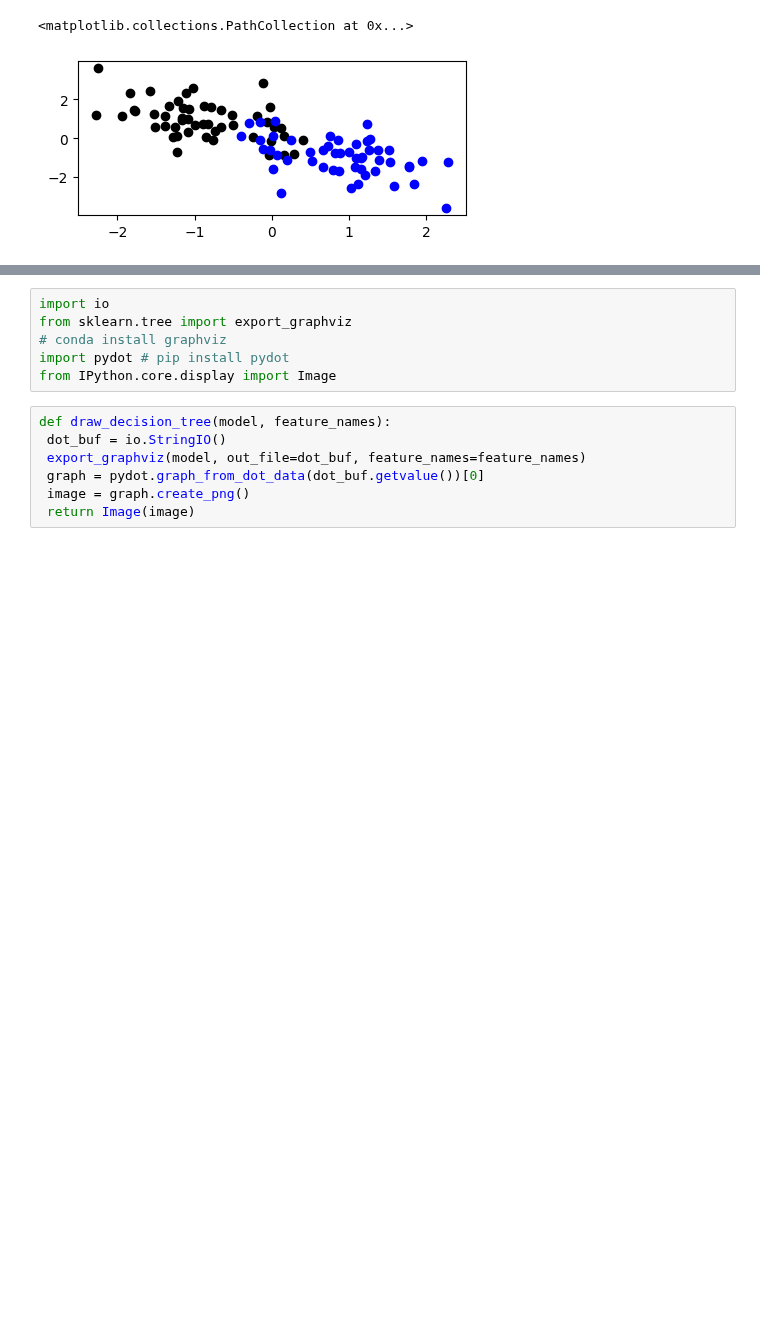
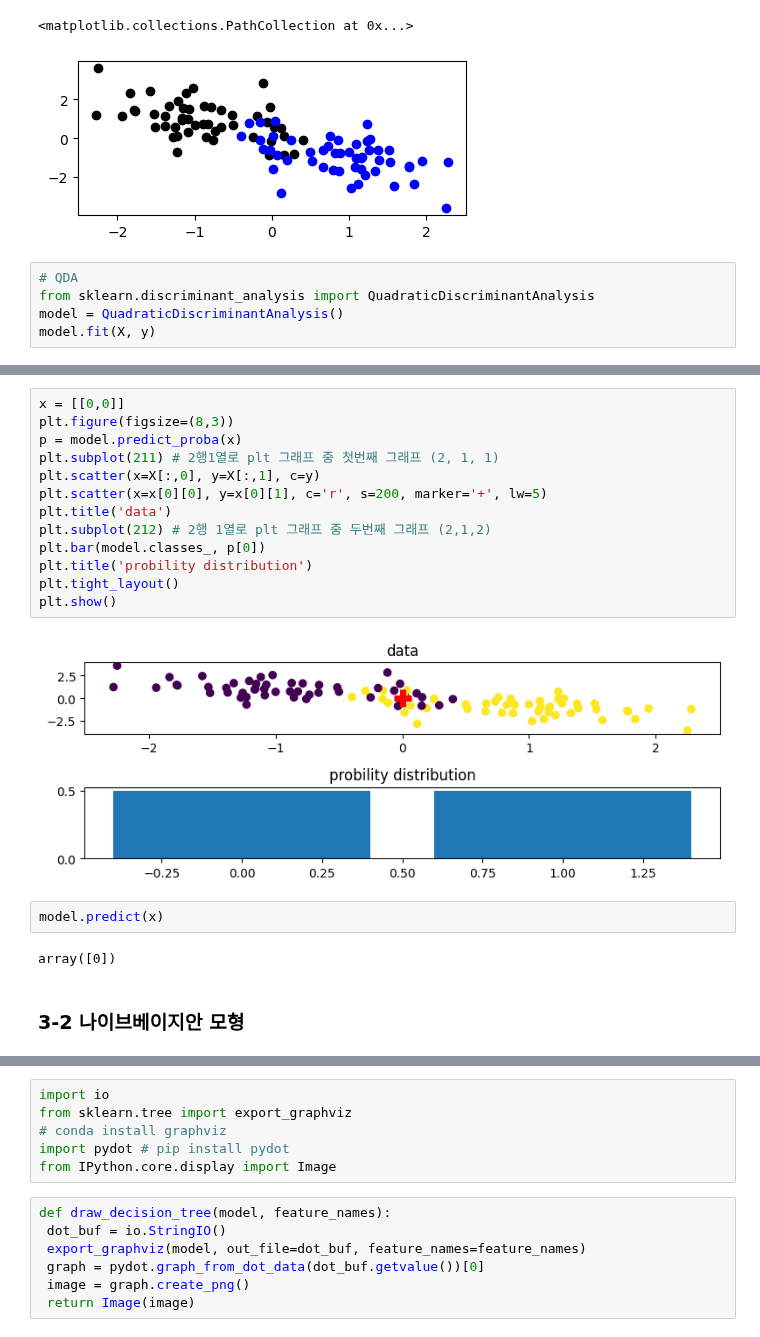
Before and after one commit to onizuka-38/ai_x, a Jupyter notebook: source/10_MachineLearning/ch3_분류분석.ipynb, the cells around one changed output, grey strips where cells are left out. Drawn from its saved outputs; the diff is of its cells as text; blank space fills up the shorter version.

```diff
--- a/source/10_MachineLearning/ch3_분류분석.ipynb
+++ b/source/10_MachineLearning/ch3_분류분석.ipynb
@@ -125,3 +125,8 @@ plt.scatter(X[y==1,0], X[y==1,1], c='b')
 # %% [output]
 <matplotlib.collections.PathCollection at 0x...>
 [figure]
+# %%
+# QDA
+from sklearn.discriminant_analysis import QuadraticDiscriminantAnalysis
+model = QuadraticDiscriminantAnalysis()
+model.fit(X, y)
@@ -127,0 +159,21 @@ plt.scatter(X[y==1,0], X[y==1,1], c='b')
+# %%
+x = [[0,0]]
+plt.figure(figsize=(8,3))
+p = model.predict_proba(x)
+plt.subplot(211) # 2행1열로 plt 그래프 중 첫번째 그래프 (2, 1, 1)
+plt.scatter(x=X[:,0], y=X[:,1], c=y)
+plt.scatter(x=x[0][0], y=x[0][1], c='r', s=200, marker='+', lw=5)
+plt.title('data')
+plt.subplot(212) # 2행 1열로 plt 그래프 중 두번째 그래프 (2,1,2)
+plt.bar(model.classes_, p[0])
+plt.title('probility distribution')
+plt.tight_layout()
+plt.show()
+# %% [output]
+[figure, added]
+# %%
+model.predict(x)
+# %% [output]
+array([0])
+# %% [markdown]
+### 3-2 나이브베이지안 모형
```
Also changed, not shown: parts of 9 cells of this notebook.
